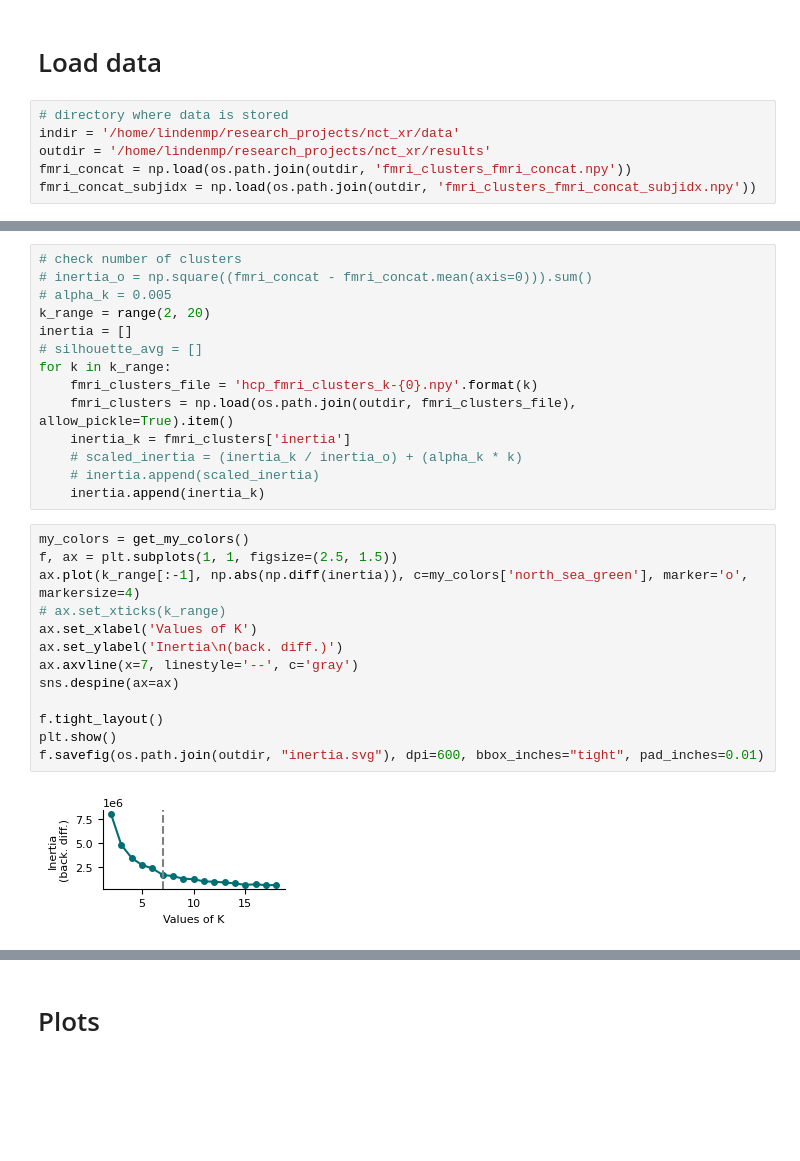
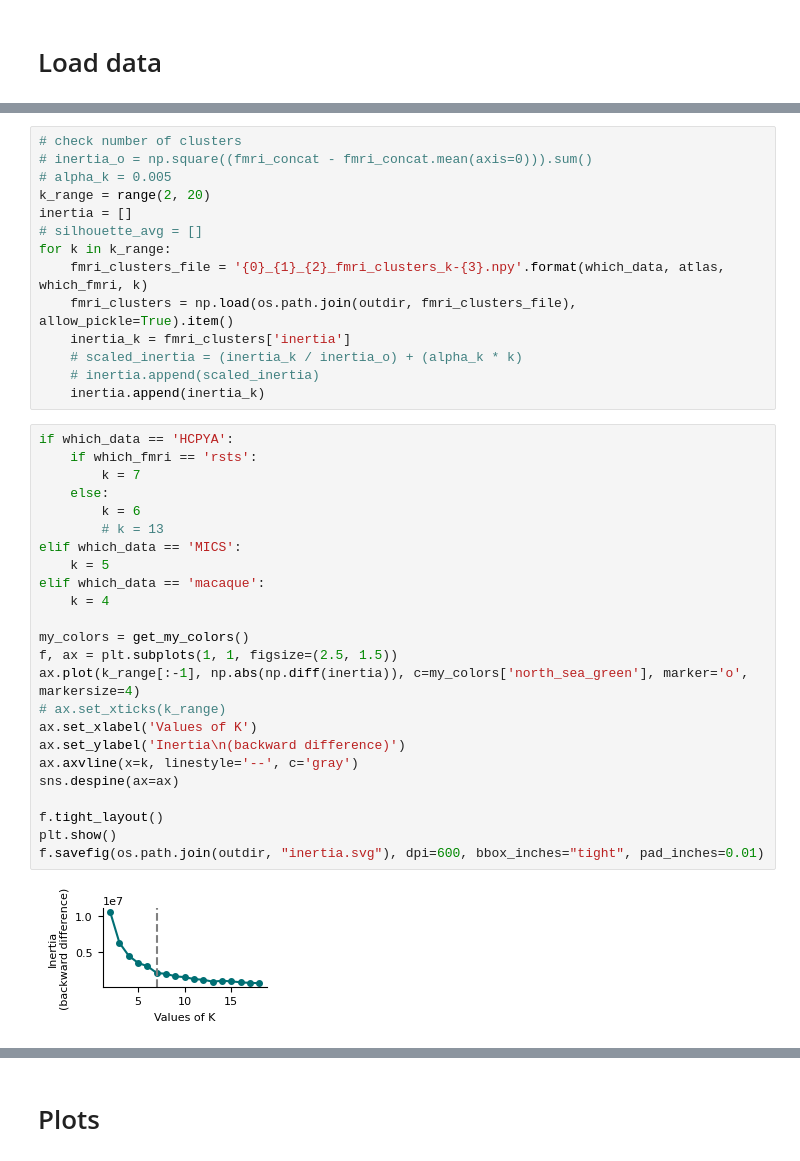
Before and after one commit to LindenParkesLab/nct_xr, a Jupyter notebook: scripts/results_fmri_clusters.ipynb, the cells around one changed output, grey strips where cells are left out. Saved outputs shown, nothing was run; the diff lists cells and outputs as text; blank space fills up the shorter version.

```diff
--- a/scripts/results_fmri_clusters.ipynb
+++ b/scripts/results_fmri_clusters.ipynb
@@ -41,9 +21,3 @@ from snaplab_tools.plotting.utils import get_my_colors
 from snaplab_tools.utils import get_schaefer_system_mask
 # %% [markdown]
 # Load data
-# %%
-# directory where data is stored
-indir = '/home/lindenmp/research_projects/nct_xr/data'
-outdir = '/home/lindenmp/research_projects/nct_xr/results'
-fmri_concat = np.load(os.path.join(outdir, 'fmri_clusters_fmri_concat.npy'))
-fmri_concat_subjidx = np.load(os.path.join(outdir, 'fmri_clusters_fmri_concat_subjidx.npy'))
@@ -67,26 +80,37 @@ k_range = range(2, 20)
 inertia = []
 # silhouette_avg = []
 for k in k_range:
-    fmri_clusters_file = 'hcp_fmri_clusters_k-{0}.npy'.format(k)
+    fmri_clusters_file = '{0}_{1}_{2}_fmri_clusters_k-{3}.npy'.format(which_data, atlas, which_fmri, k)
     fmri_clusters = np.load(os.path.join(outdir, fmri_clusters_file), allow_pickle=True).item()
     inertia_k = fmri_clusters['inertia']
     # scaled_inertia = (inertia_k / inertia_o) + (alpha_k * k)
     # inertia.append(scaled_inertia)
     inertia.append(inertia_k)
 # %%
+if which_data == 'HCPYA':
+    if which_fmri == 'rsts':
+        k = 7
+    else:
+        k = 6
+        # k = 13
+elif which_data == 'MICS':
+    k = 5
+elif which_data == 'macaque':
+    k = 4
+
 my_colors = get_my_colors()
 f, ax = plt.subplots(1, 1, figsize=(2.5, 1.5))
 ax.plot(k_range[:-1], np.abs(np.diff(inertia)), c=my_colors['north_sea_green'], marker='o', markersize=4)
 # ax.set_xticks(k_range)
 ax.set_xlabel('Values of K')
-ax.set_ylabel('Inertia\n(back. diff.)')
-ax.axvline(x=7, linestyle='--', c='gray')
+ax.set_ylabel('Inertia\n(backward difference)')
+ax.axvline(x=k, linestyle='--', c='gray')
 sns.despine(ax=ax)
 
 f.tight_layout()
 plt.show()
 f.savefig(os.path.join(outdir, "inertia.svg"), dpi=600, bbox_inches="tight", pad_inches=0.01)
 # %% [output]
-[figure, old version]
+[figure, new version]
 # %%
 # load rsfMRI clusters
```
Also changed, not shown: parts of 10 cells of this notebook.
